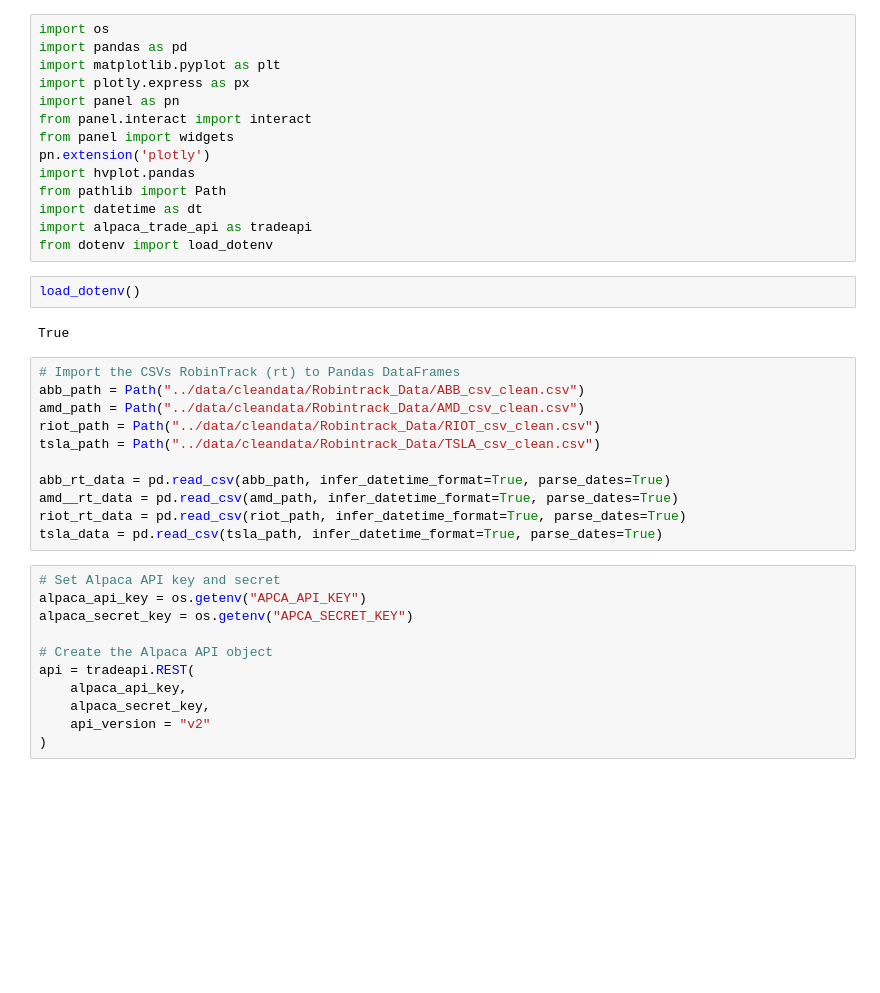
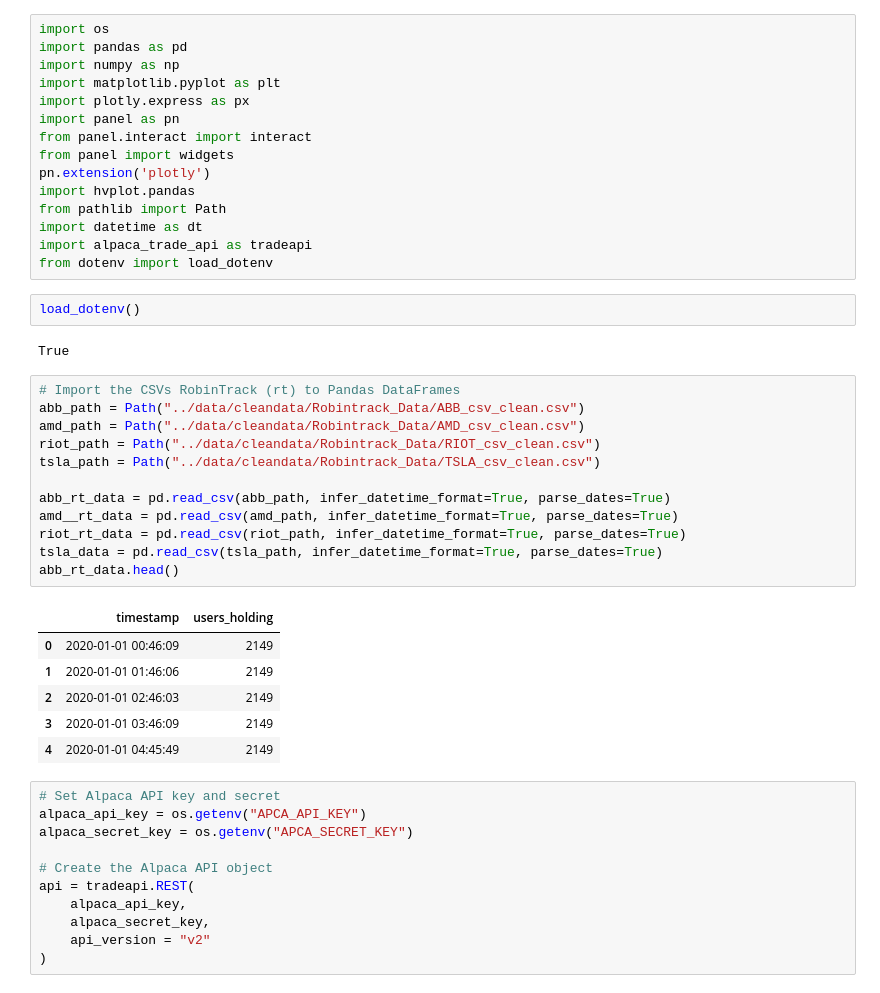
Before and after one commit to GonzaloGarciaContreras/P1-Robintrack, a Jupyter notebook: notebooks/jexi.ipynb, the cells around one changed output. Drawn from its saved outputs; the diff is of its cells as text; blank space fills up the shorter version.

```diff
--- a/notebooks/jexi.ipynb
+++ b/notebooks/jexi.ipynb
@@ -1,6 +1,7 @@
 # %%
 import os
 import pandas as pd
+import numpy as np
 import matplotlib.pyplot as plt
 import plotly.express as px
 import panel as pn
@@ -19,14 +20,22 @@ True
 # %%
 # Import the CSVs RobinTrack (rt) to Pandas DataFrames
 abb_path = Path("../data/cleandata/Robintrack_Data/ABB_csv_clean.csv")
 amd_path = Path("../data/cleandata/Robintrack_Data/AMD_csv_clean.csv")
 riot_path = Path("../data/cleandata/Robintrack_Data/RIOT_csv_clean.csv")
 tsla_path = Path("../data/cleandata/Robintrack_Data/TSLA_csv_clean.csv")
 
 abb_rt_data = pd.read_csv(abb_path, infer_datetime_format=True, parse_dates=True)
 amd__rt_data = pd.read_csv(amd_path, infer_datetime_format=True, parse_dates=True)
 riot_rt_data = pd.read_csv(riot_path, infer_datetime_format=True, parse_dates=True)
 tsla_data = pd.read_csv(tsla_path, infer_datetime_format=True, parse_dates=True)
+abb_rt_data.head()
+# %% [output]
+|  | timestamp | users_holding |
+| 0 | 2020-01-01 00:46:09 | 2149 |
+| 1 | 2020-01-01 01:46:06 | 2149 |
+| 2 | 2020-01-01 02:46:03 | 2149 |
+| 3 | 2020-01-01 03:46:09 | 2149 |
+| 4 | 2020-01-01 04:45:49 | 2149 |
 # %%
 # Set Alpaca API key and secret
 alpaca_api_key = os.getenv("APCA_API_KEY")
```
Also changed, not shown: parts of 5 cells of this notebook, 1 other file.
